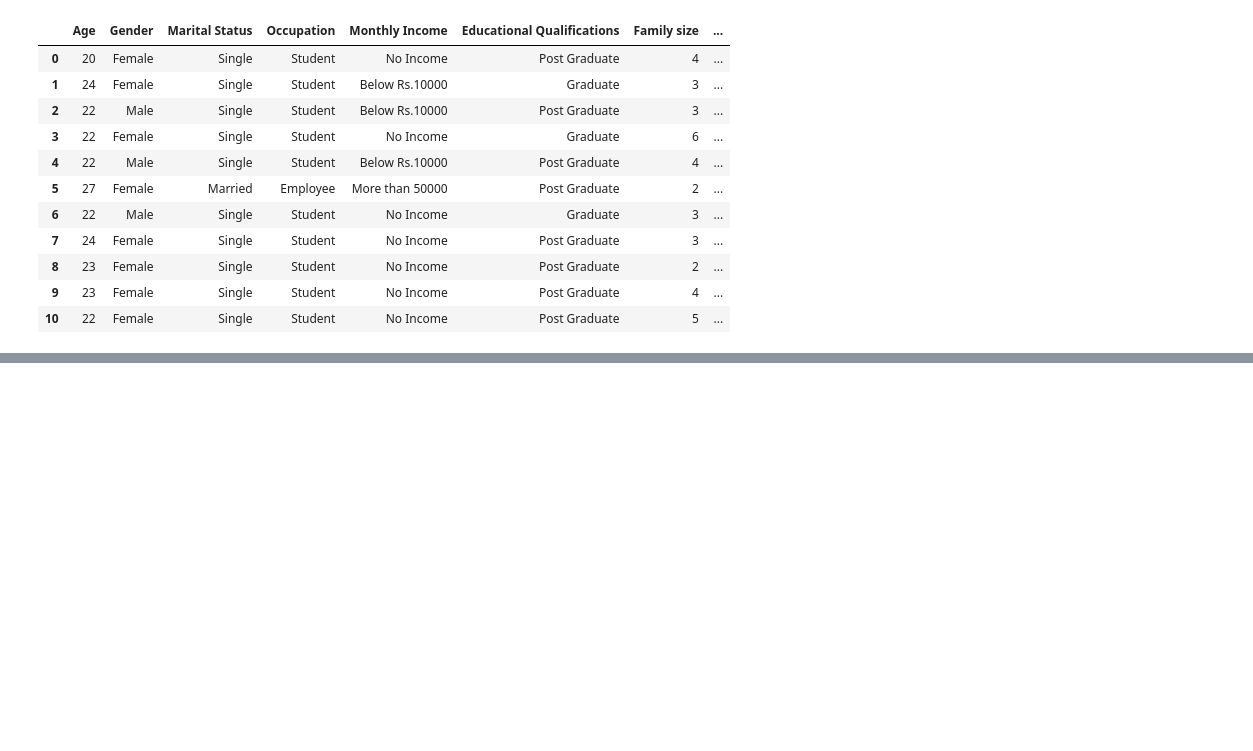
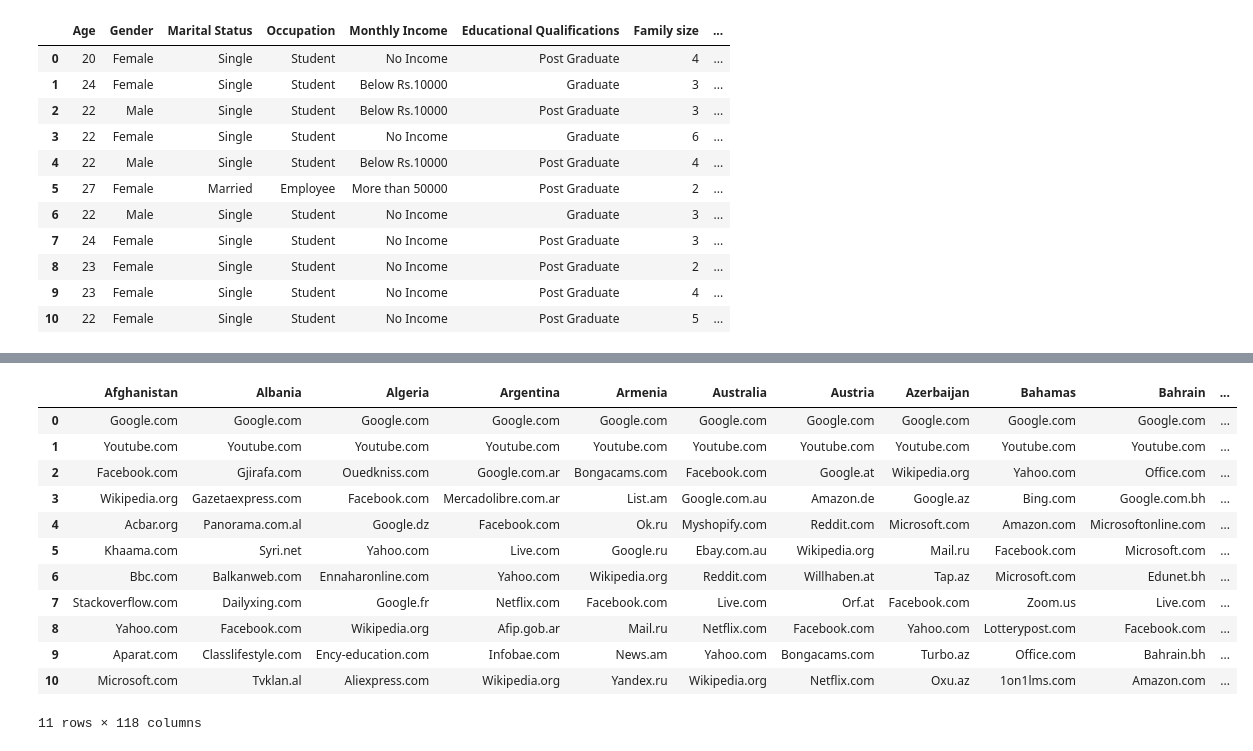
Before and after one commit to aerab900/datasci_1_loading-, a Jupyter notebook: HHA507_Assignment#1.ipynb, the cells around one changed output, grey strips where cells are left out. Cells and saved outputs as stored; diff of their text form; code cells hidden in the pictures; blank space fills up the shorter version.

```diff
--- a/HHA507_Assignment#1.ipynb
+++ b/HHA507_Assignment#1.ipynb
@@ -27,0 +249,18 @@ read_df1.head(11)
+# %%
+df7 = '/content/Data/countries.json'
+read_df7 = pd.read_json(df7)
+read_df7.head(11)
+# %% [output]
+|  | Afghanistan | Albania | Algeria | Argentina | Armenia | Australia | Austria | Azerbaijan | Bahamas | Bahrain | ... |
+| 0 | Google.com | Google.com | Google.com | Google.com | Google.com | Google.com | Google.com | Google.com | Google.com | Google.com | ... |
+| 1 | Youtube.com | Youtube.com | Youtube.com | Youtube.com | Youtube.com | Youtube.com | Youtube.com | Youtube.com | Youtube.com | Youtube.com | ... |
+| 2 | Facebook.com | Gjirafa.com | Ouedkniss.com | Google.com.ar | Bongacams.com | Facebook.com | Google.at | Wikipedia.org | Yahoo.com | Office.com | ... |
+| 3 | Wikipedia.org | Gazetaexpress.com | Facebook.com | Mercadolibre.com.ar | List.am | Google.com.au | Amazon.de | Google.az | Bing.com | Google.com.bh | ... |
+| 4 | Acbar.org | Panorama.com.al | Google.dz | Facebook.com | Ok.ru | Myshopify.com | Reddit.com | Microsoft.com | Amazon.com | Microsoftonline.com | ... |
+| 5 | Khaama.com | Syri.net | Yahoo.com | Live.com | Google.ru | Ebay.com.au | Wikipedia.org | Mail.ru | Facebook.com | Microsoft.com | ... |
+| 6 | Bbc.com | Balkanweb.com | Ennaharonline.com | Yahoo.com | Wikipedia.org | Reddit.com | Willhaben.at | Tap.az | Microsoft.com | Edunet.bh | ... |
+| 7 | Stackoverflow.com | Dailyxing.com | Google.fr | Netflix.com | Facebook.com | Live.com | Orf.at | Facebook.com | Zoom.us | Live.com | ... |
+| 8 | Yahoo.com | Facebook.com | Wikipedia.org | Afip.gob.ar | Mail.ru | Netflix.com | Facebook.com | Yahoo.com | Lotterypost.com | Facebook.com | ... |
+| 9 | Aparat.com | Classlifestyle.com | Ency-education.com | Infobae.com | News.am | Yahoo.com | Bongacams.com | Turbo.az | Office.com | Bahrain.bh | ... |
+| 10 | Microsoft.com | Tvklan.al | Aliexpress.com | Wikipedia.org | Yandex.ru | Wikipedia.org | Netflix.com | Oxu.az | 1on1lms.com | Amazon.com | ... |
+11 rows × 118 columns
```
Also changed, not shown: parts of 18 cells of this notebook.
